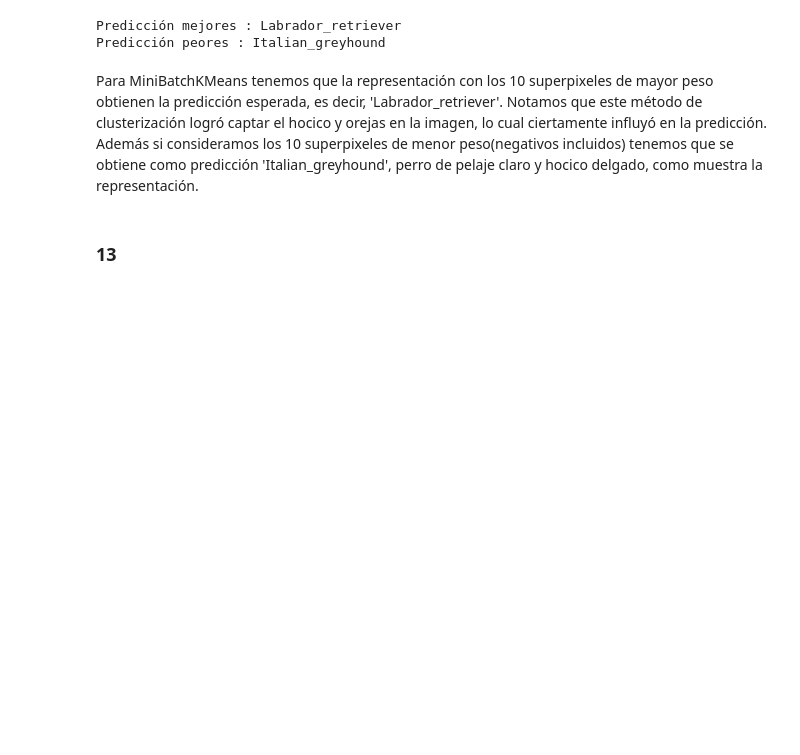
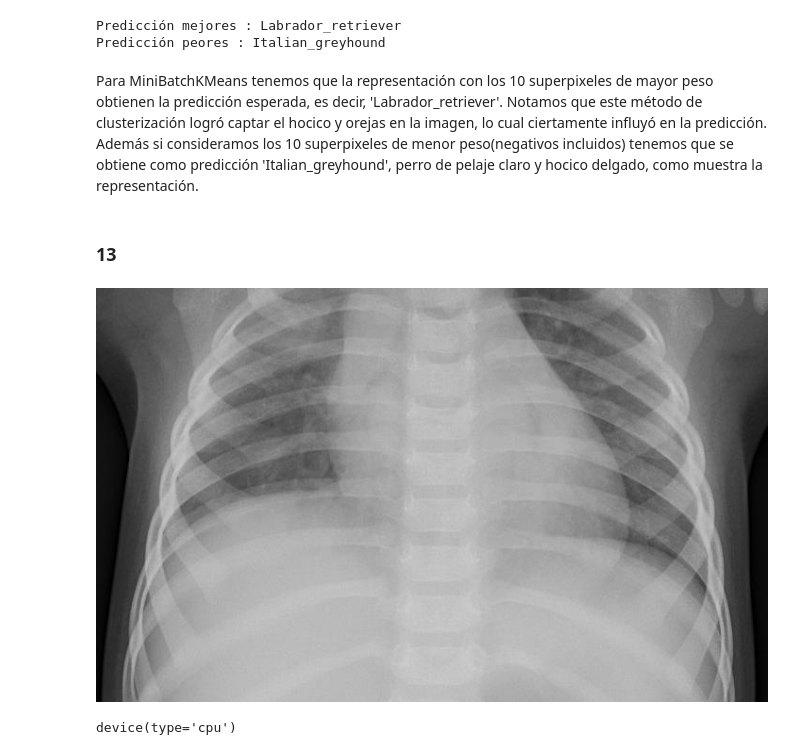
Before and after one commit to gabriel-ortega-hernandez/Tarea-2-Grupo-3, a Jupyter notebook: tarea2.ipynb, the cells around one changed output. Drawn from its saved outputs; the diff is of its cells as text; code cells hidden in the pictures; blank space fills up the shorter version.

```diff
--- a/tarea2.ipynb
+++ b/tarea2.ipynb
@@ -693,0 +698,13 @@ Para MiniBatchKMeans tenemos que la representación con los 10 superpixeles de m
+# %%
+# Se carga la imagen de prueba
+imagen_chestxray =  Image.open(os.getcwd() + "/chest_xray/train/PNEUMONIA/person1_bacteria_1.jpeg")
+imagen_chestxray
+# %% [output]
+[figure, added]
+# %%
+#Se trabaja con la GPU para mayor eficiencia:
+dev = torch.device("cuda") if torch.cuda.is_available() else torch.device(
+    "cpu")
+dev
+# %% [output]
+device(type='cpu')
```
Also changed, not shown: parts of 34 cells of this notebook.
